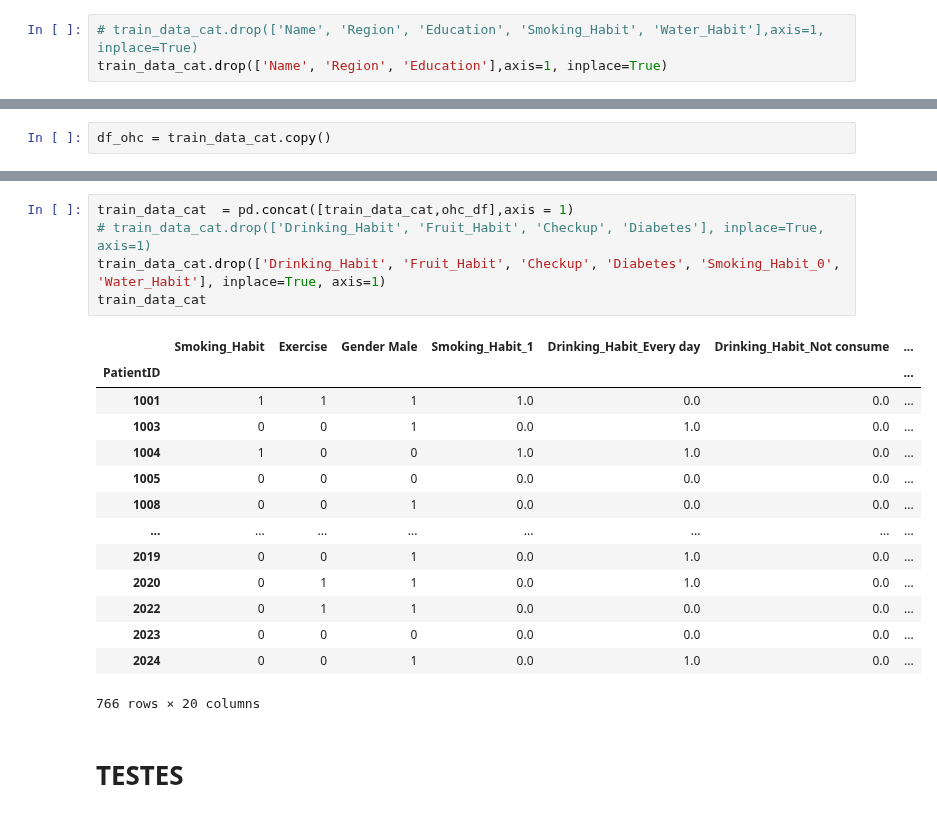
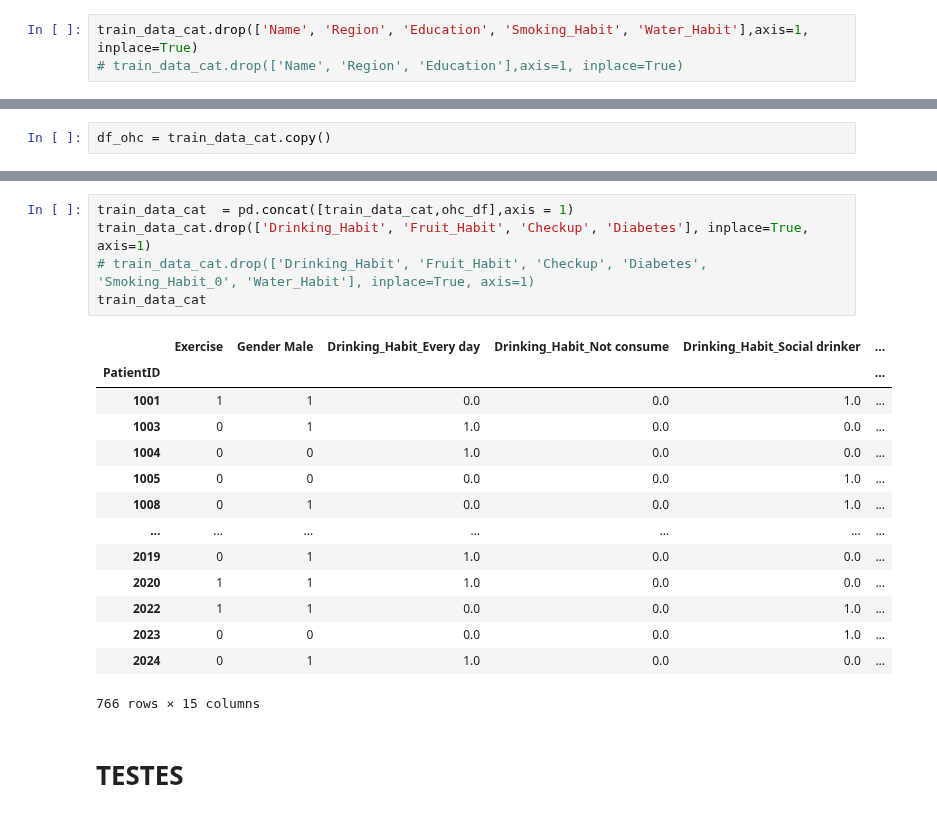
Before and after one commit to henrymmarques/MLProject, a Jupyter notebook: Group03 - ML Project.ipynb, the cells around one changed output, grey strips where cells are left out. Saved outputs shown, nothing was run; the diff lists cells and outputs as text.

```diff
--- a/Group03 - ML Project.ipynb
+++ b/Group03 - ML Project.ipynb
@@ -425,8 +425,8 @@ Checkup is IMPORTANT for Prediction
 Diabetes is IMPORTANT for Prediction
 Gender is IMPORTANT for Prediction
 # %%
-# train_data_cat.drop(['Name', 'Region', 'Education', 'Smoking_Habit', 'Water_Habit'],axis=1, inplace=True)
-train_data_cat.drop(['Name', 'Region', 'Education'],axis=1, inplace=True)
+train_data_cat.drop(['Name', 'Region', 'Education', 'Smoking_Habit', 'Water_Habit'],axis=1, inplace=True)
+# train_data_cat.drop(['Name', 'Region', 'Education'],axis=1, inplace=True)
 # %% [markdown]
 <a class="anchor" id="4th-bullet">
 
@@ -620,23 +626,23 @@ ohc_df
 # %%
 train_data_cat  = pd.concat([train_data_cat,ohc_df],axis = 1)
-# train_data_cat.drop(['Drinking_Habit', 'Fruit_Habit', 'Checkup', 'Diabetes'], inplace=True, axis=1)
-train_data_cat.drop(['Drinking_Habit', 'Fruit_Habit', 'Checkup', 'Diabetes', 'Smoking_Habit_0', 'Water_Habit'], inplace=True, axis=1)
+train_data_cat.drop(['Drinking_Habit', 'Fruit_Habit', 'Checkup', 'Diabetes'], inplace=True, axis=1)
+# train_data_cat.drop(['Drinking_Habit', 'Fruit_Habit', 'Checkup', 'Diabetes', 'Smoking_Habit_0', 'Water_Habit'], inplace=True, axis=1)
 train_data_cat
 # %% [output]
-|  | Smoking_Habit | Exercise | Gender Male | Smoking_Habit_1 | Drinking_Habit_Every day | Drinking_Habit_Not consume | ... |
-| PatientID |  |  |  |  |  |  | ... |
-| 1001 | 1 | 1 | 1 | 1.0 | 0.0 | 0.0 | ... |
-| 1003 | 0 | 0 | 1 | 0.0 | 1.0 | 0.0 | ... |
-| 1004 | 1 | 0 | 0 | 1.0 | 1.0 | 0.0 | ... |
-| 1005 | 0 | 0 | 0 | 0.0 | 0.0 | 0.0 | ... |
-| 1008 | 0 | 0 | 1 | 0.0 | 0.0 | 0.0 | ... |
-| ... | ... | ... | ... | ... | ... | ... | ... |
-| 2019 | 0 | 0 | 1 | 0.0 | 1.0 | 0.0 | ... |
-| 2020 | 0 | 1 | 1 | 0.0 | 1.0 | 0.0 | ... |
-| 2022 | 0 | 1 | 1 | 0.0 | 0.0 | 0.0 | ... |
-| 2023 | 0 | 0 | 0 | 0.0 | 0.0 | 0.0 | ... |
-| 2024 | 0 | 0 | 1 | 0.0 | 1.0 | 0.0 | ... |
+|  | Exercise | Gender Male | Drinking_Habit_Every day | Drinking_Habit_Not consume | Drinking_Habit_Social drinker | ... |
+| PatientID |  |  |  |  |  | ... |
+| 1001 | 1 | 1 | 0.0 | 0.0 | 1.0 | ... |
+| 1003 | 0 | 1 | 1.0 | 0.0 | 0.0 | ... |
+| 1004 | 0 | 0 | 1.0 | 0.0 | 0.0 | ... |
+| 1005 | 0 | 0 | 0.0 | 0.0 | 1.0 | ... |
+| 1008 | 0 | 1 | 0.0 | 0.0 | 1.0 | ... |
+| ... | ... | ... | ... | ... | ... | ... |
+| 2019 | 0 | 1 | 1.0 | 0.0 | 0.0 | ... |
+| 2020 | 1 | 1 | 1.0 | 0.0 | 0.0 | ... |
+| 2022 | 1 | 1 | 0.0 | 0.0 | 1.0 | ... |
+| 2023 | 0 | 0 | 0.0 | 0.0 | 1.0 | ... |
+| 2024 | 0 | 1 | 1.0 | 0.0 | 0.0 | ... |
-766 rows × 20 columns
+766 rows × 15 columns
 # %% [markdown]
 <a class="anchor" id="4th-bullet">
 
```
Also changed, not shown: parts of 16 cells of this notebook, 5 other files.
